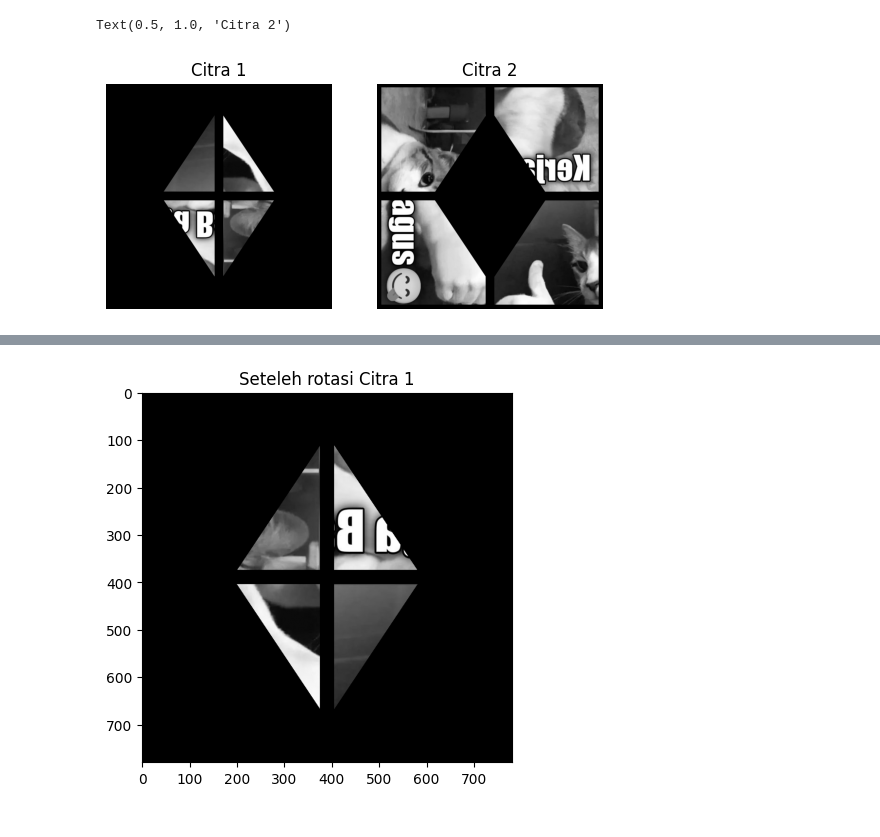
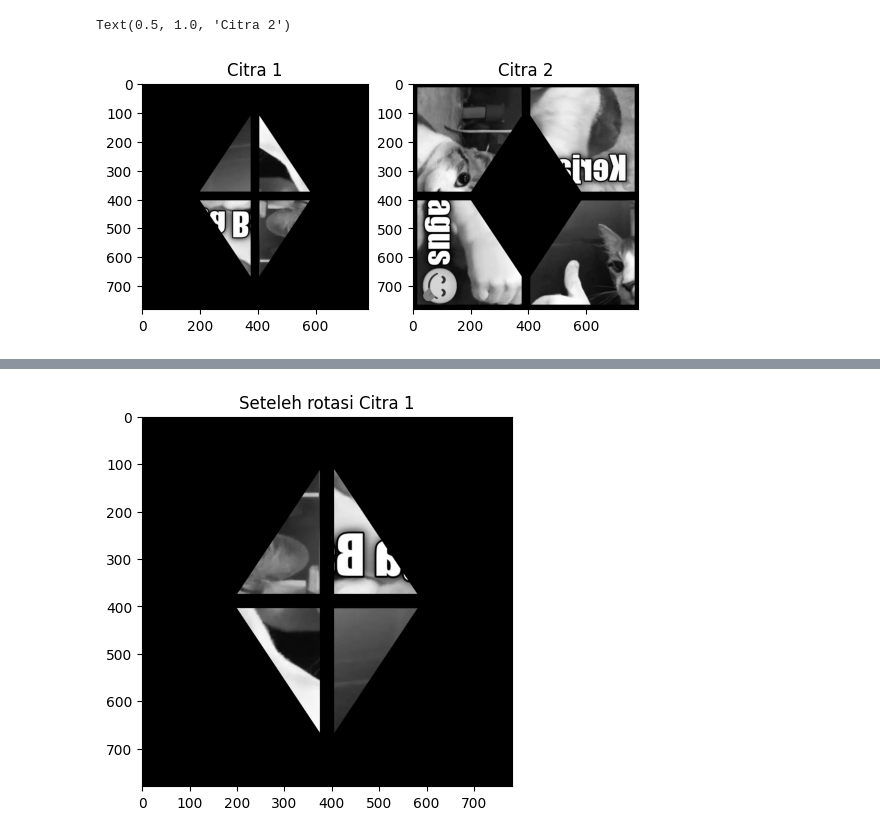
Before and after one commit to praktikum-pcd-2026/remed-modul-1-alfatih241, a Jupyter notebook: remedjurnalsem.ipynb, the cells around one changed output, grey strips where cells are left out. Saved outputs shown, nothing was run; the diff lists cells and outputs as text; code cells hidden in the pictures.

```diff
--- a/remedjurnalsem.ipynb
+++ b/remedjurnalsem.ipynb
@@ -5,3 +9,3 @@ import matplotlib.pyplot as plt
 # %%
-citra1 = cv.imread('assets/citra1.PNG')
-citra2 = cv.imread('assets/citra2.PNG')
+citra1 = cv.imread('assets/citra1.png')
+citra2 = cv.imread('assets/citra2.png')
@@ -24,13 +36,11 @@ gray2 = cv.cvtColor(citra2, cv.COLOR_BGR2GRAY)
 # %%
 plt.subplot(1, 2, 1)
 plt.imshow(gray1, cmap = "gray")
-plt.axis('off')
 plt.title('Citra 1')
 
 plt.subplot(1, 2, 2)
 plt.imshow(gray2, cmap = "gray")
-plt.axis('off')
 plt.title('Citra 2')
 # %% [output]
 Text(0.5, 1.0, 'Citra 2')
-[figure, old version]
+[figure, new version]
```
Also changed, not shown: parts of 54 cells of this notebook.
